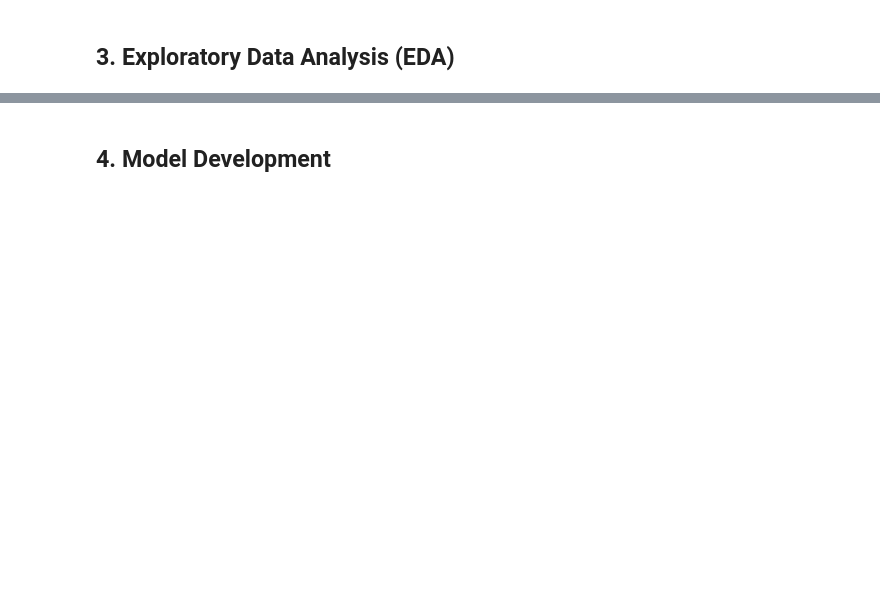
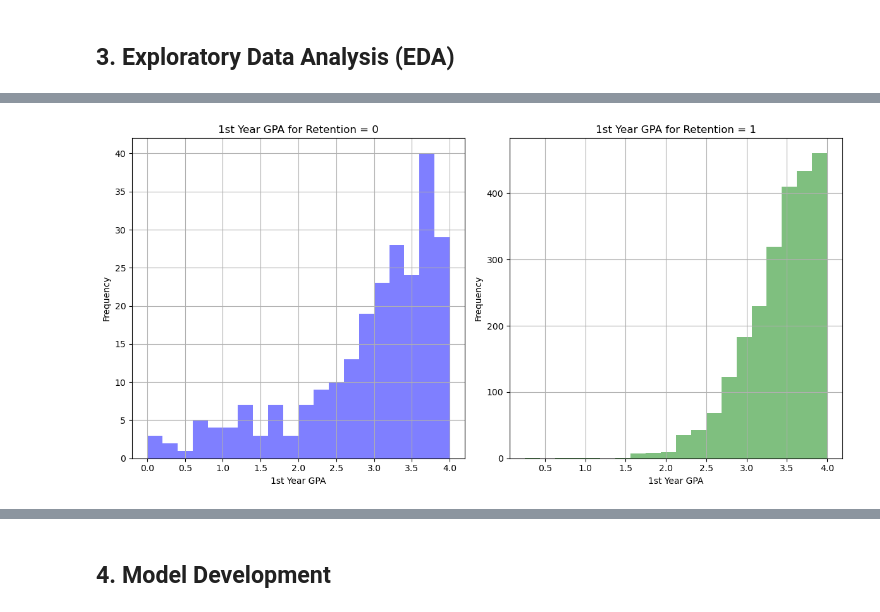
Before and after one commit to kflemming30/Student-Drop-Out-Prediction, a Jupyter notebook: DropOutAnalysis.ipynb, the cells around one changed output, grey strips where cells are left out. Cells and saved outputs as stored; diff of their text form; code cells hidden in the pictures; blank space fills up the shorter version.

```diff
--- a/DropOutAnalysis.ipynb
+++ b/DropOutAnalysis.ipynb
@@ -161,0 +200,30 @@ plt.show()
+# %%
+import matplotlib.pyplot as plt
+# Filter for left and stayed
+retention_0 = student_df[student_df['1st Year Retention'] == 0]['1st Year GPA']
+retention_1 = student_df[student_df['1st Year Retention'] == 1]['1st Year GPA']
+
+# Set up the figure and axes
+fig, axes = plt.subplots(nrows=1, ncols=2, figsize=(12, 6))
+
+# Plot histograms on separate axes
+retention_0.hist(ax=axes[0], alpha=0.5, bins=20, color='blue')
+retention_1.hist(ax=axes[1], alpha=0.5, bins=20, color='green')
+
+# Adding titles and labels to the first subplot
+axes[0].set_title('1st Year GPA for Retention = 0')
+axes[0].set_xlabel('1st Year GPA')
+axes[0].set_ylabel('Frequency')
+
+# Adding titles and labels to the second subplot
+axes[1].set_title('1st Year GPA for Retention = 1')
+axes[1].set_xlabel('1st Year GPA')
+axes[1].set_ylabel('Frequency')
+
+# Layout adjustment to prevent overlap
+plt.tight_layout()
+
+# Show plot
+plt.show()
+# %% [output]
+[figure, added]
```
Also changed, not shown: parts of 39 cells of this notebook, 1 other file.
